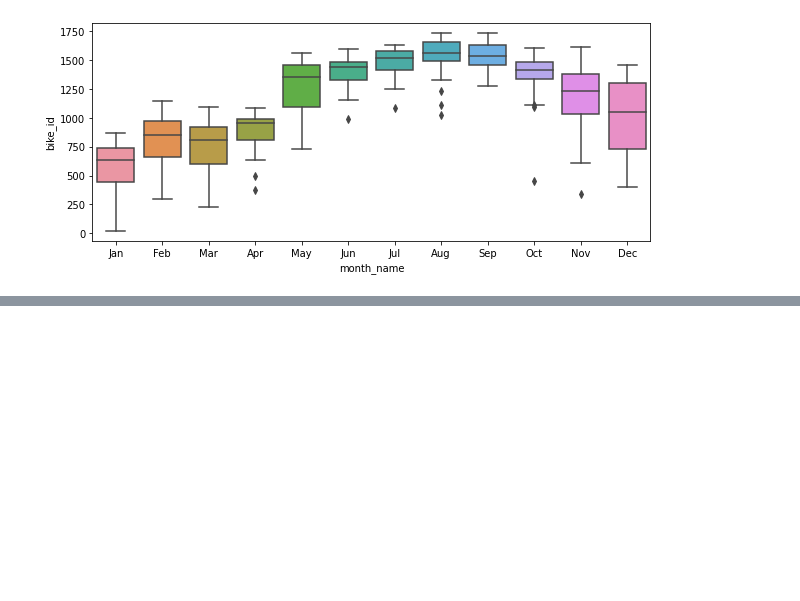
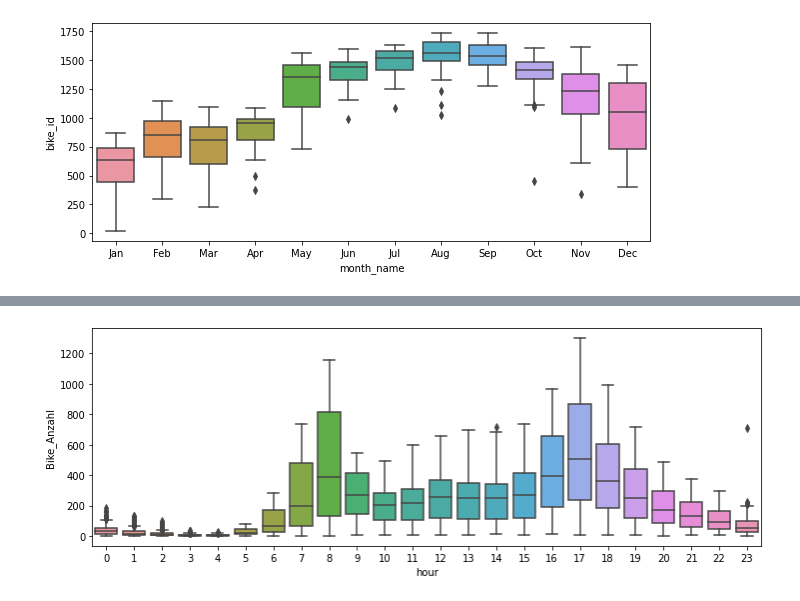
Before and after one commit to OnnoPeters/DSML_Team_Viper, a Jupyter notebook: DSML_Main_Jupyter_Notebook_Team_Viper.ipynb, the cells around one changed output, grey strips where cells are left out. Saved outputs shown, nothing was run; the diff lists cells and outputs as text; code cells hidden in the pictures; blank space fills up the shorter version.

```diff
--- a/DSML_Main_Jupyter_Notebook_Team_Viper.ipynb
+++ b/DSML_Main_Jupyter_Notebook_Team_Viper.ipynb
@@ -216,0 +257,9 @@ plt.show()
+# %%
+boston_tempered_hour = boston_2018_data_clean.groupby(["date","hour"])["Bike_Anzahl"].nunique()
+boston_tempered_hour= pd.DataFrame(boston_tempered_hour)
+fig,ax = plt.subplots(figsize=(12,4))
+
+sns.boxplot(x=boston_tempered_hour.index.get_level_values(1), y=boston_tempered_hour["Bike_Anzahl"],ax=ax)
+plt.show()
+# %% [output]
+[figure, added]
```
Also changed, not shown: parts of 7 cells of this notebook.
